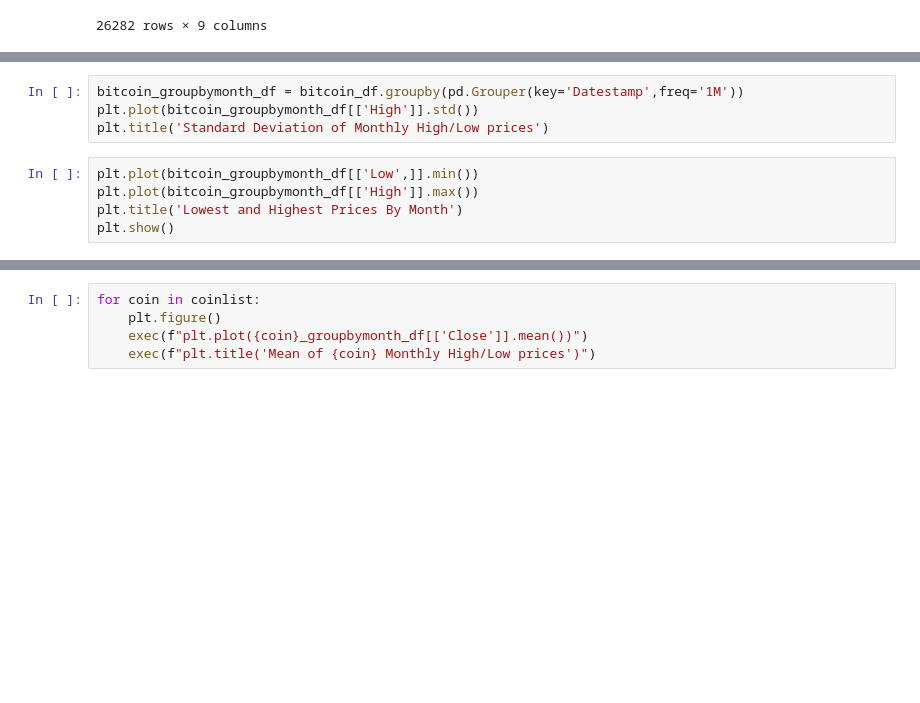
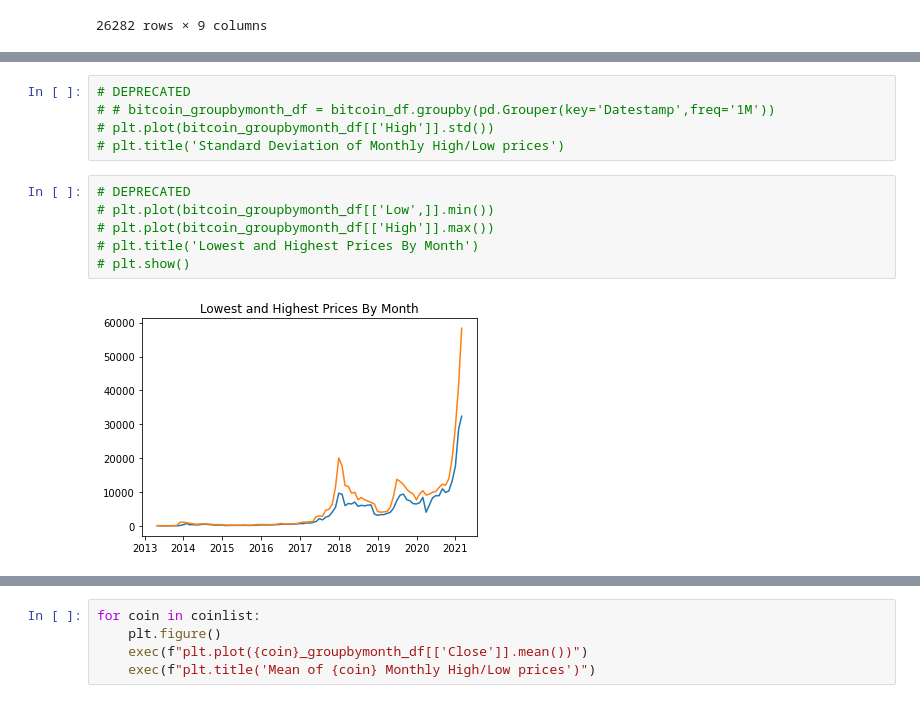
Before and after one commit to nickkyklausng/Crypto-Assignment, a Jupyter notebook: Dave-Crypto-Scratch-Notebook.ipynb, the cells around one changed output, grey strips where cells are left out. Cells and saved outputs as stored; diff of their text form; blank space fills up the shorter version.

```diff
--- a/Dave-Crypto-Scratch-Notebook.ipynb
+++ b/Dave-Crypto-Scratch-Notebook.ipynb
@@ -86,10 +108,14 @@ bitcoin_df.plot('Date','Close')
 # %%
-bitcoin_groupbymonth_df = bitcoin_df.groupby(pd.Grouper(key='Datestamp',freq='1M'))
-plt.plot(bitcoin_groupbymonth_df[['High']].std())
-plt.title('Standard Deviation of Monthly High/Low prices')
+# DEPRECATED
+# # bitcoin_groupbymonth_df = bitcoin_df.groupby(pd.Grouper(key='Datestamp',freq='1M'))
+# plt.plot(bitcoin_groupbymonth_df[['High']].std())
+# plt.title('Standard Deviation of Monthly High/Low prices')
 # %%
-plt.plot(bitcoin_groupbymonth_df[['Low',]].min())
-plt.plot(bitcoin_groupbymonth_df[['High']].max())
-plt.title('Lowest and Highest Prices By Month')
-plt.show()
+# DEPRECATED
+# plt.plot(bitcoin_groupbymonth_df[['Low',]].min())
+# plt.plot(bitcoin_groupbymonth_df[['High']].max())
+# plt.title('Lowest and Highest Prices By Month')
+# plt.show()
+# %% [output]
+[figure, added]
 # %%
```
Also changed, not shown: parts of 11 cells of this notebook.
